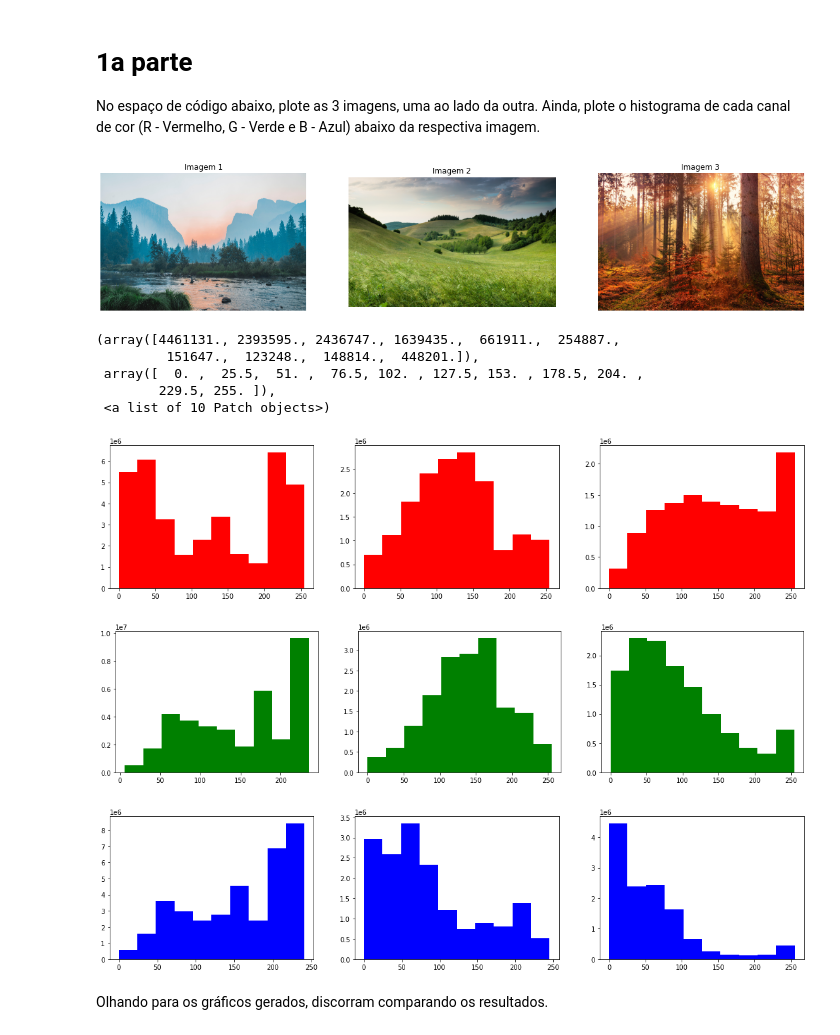
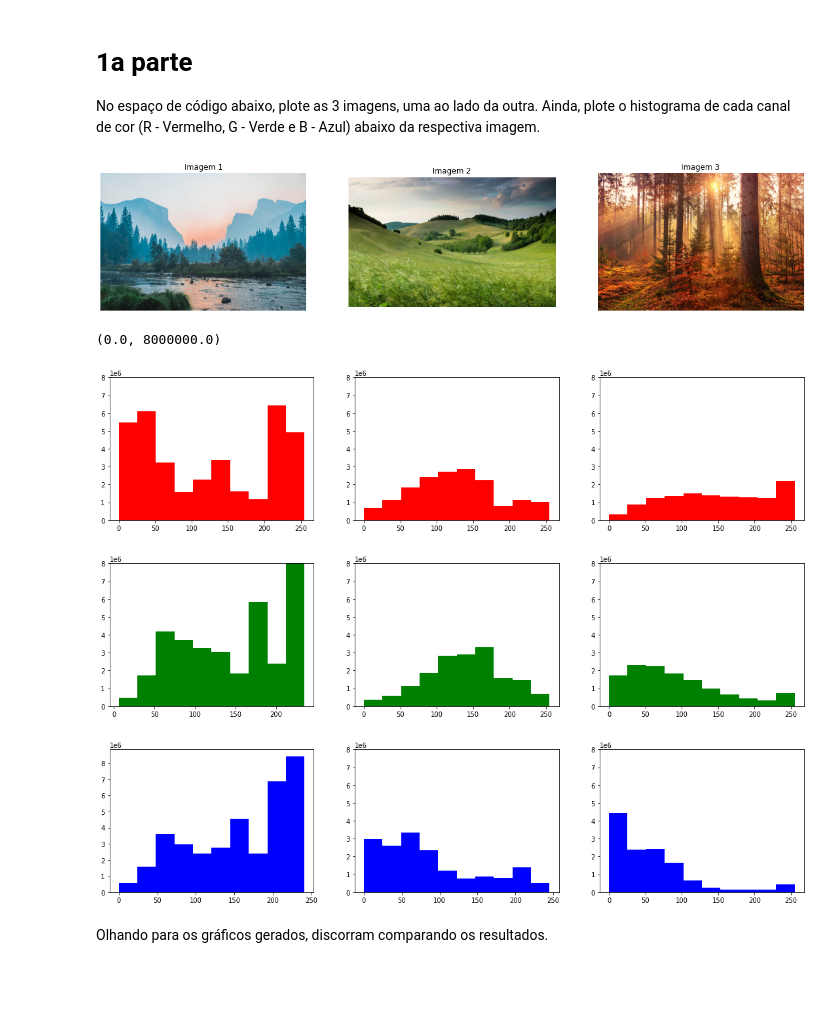
Before and after one commit to thomassolcia/labs, a Jupyter notebook: code_02.ipynb, the cells around one changed output. Saved outputs shown, nothing was run; the diff lists cells and outputs as text; code cells hidden in the pictures; blank space fills up the shorter version.

```diff
--- a/code_02.ipynb
+++ b/code_02.ipynb
@@ -59,47 +59,52 @@ red2 = imagem_color_arr2[:,:,0]
 red3 = imagem_color_arr3[:,:,0]
 
 plt.subplot(131)
+plt.ylim(top=8e6)
 plt.hist(red1.ravel(), color='red')
 plt.subplot(132)
+plt.ylim(top=8e6)
 plt.hist(red2.ravel(), color='red')
 plt.subplot(133)
+plt.ylim(top=8e6)
 plt.hist(red3.ravel(), color='red')
-
+plt.ylim(top=8e6)
 plt.figure(figsize=(19,4))
 
 green1 = imagem_color_arr1[:,:,1]
 green2 = imagem_color_arr2[:,:,1]
 green3 = imagem_color_arr3[:,:,1]
 
 plt.subplot(131)
+plt.ylim(top=8e6)
 plt.hist(green1.ravel(), color='green')
 plt.subplot(132)
+plt.ylim(top=8e6)
 plt.hist(green2.ravel(), color='green')
 plt.subplot(133)
+plt.ylim(top=8e6)
 plt.hist(green3.ravel(), color='green')
-
+plt.ylim(top=8e6)
 plt.figure(figsize=(19,4))
 
 blue1 = imagem_color_arr1[:,:,2]
 blue2 = imagem_color_arr2[:,:,2]
 blue3 = imagem_color_arr3[:,:,2]
 
 plt.subplot(131)
 plt.hist(blue1.ravel(), color='blue')
 plt.subplot(132)
+plt.ylim(top=8e6)
 plt.hist(blue2.ravel(), color='blue')
 plt.subplot(133)
+plt.ylim(top=8e6)
 plt.hist(blue3.ravel(), color='blue')
+plt.ylim(top=8e6)
 # %% [output]
 [figure]
-(array([4461131., 2393595., 2436747., 1639435.,  661911.,  254887.,
-         151647.,  123248.,  148814.,  448201.]),
- array([  0. ,  25.5,  51. ,  76.5, 102. , 127.5, 153. , 178.5, 204. ,
-        229.5, 255. ]),
- <a list of 10 Patch objects>)
+(0.0, 8000000.0)
-[figure, old version]
+[figure, new version]
-[figure, old version]
+[figure, new version]
-[figure, old version]
+[figure, new version]
 # %% [markdown]
 Olhando para os gráficos gerados, discorram comparando os resultados.
 # %% [markdown]
```
Also changed, not shown: parts of 5 cells of this notebook.
